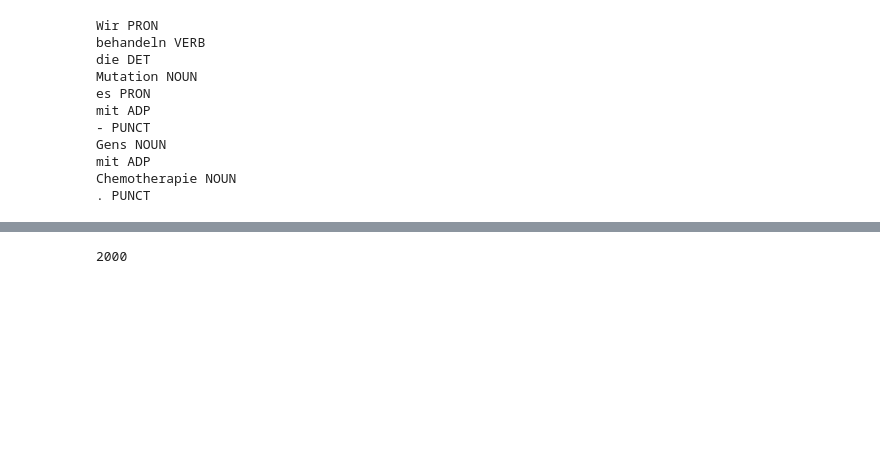
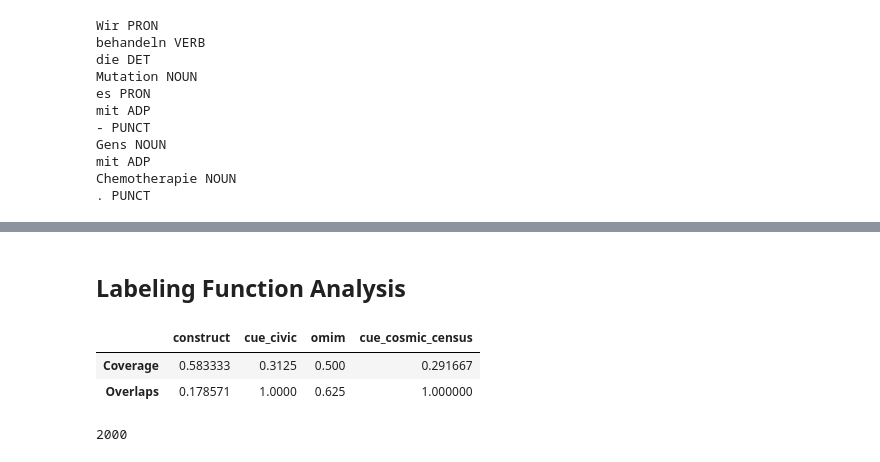
Before and after one commit to hpi-dhc/ggponc_molecular, a Jupyter notebook: WeakSupervision.ipynb, the cells around one changed output, grey strips where cells are left out. Drawn from its saved outputs; the diff is of its cells as text; code cells hidden in the pictures; blank space fills up the shorter version.

```diff
--- a/WeakSupervision.ipynb
+++ b/WeakSupervision.ipynb
@@ -197,3 +197,16 @@ Chemotherapie NOUN
+# %% [markdown]
+## Labeling Function Analysis
+# %%
+from skweak.analysis import LFAnalysis
+
+lfa = LFAnalysis(all_docs, ['Gene or Protein'])
+cov = lfa.lf_coverages().rename(index={'Gene or Protein' : 'Coverage'})
+overlap = lfa.lf_overlaps().rename(index={'Gene or Protein' : 'Overlaps'})
+pd.concat([cov, overlap])
+# %% [output]
+|  | construct | cue_civic | omim | cue_cosmic_census |
+| Coverage | 0.583333 | 0.3125 | 0.500 | 0.291667 |
+| Overlaps | 0.178571 | 1.0000 | 0.625 | 1.000000 |
 # %%
 with open('data/molecular/annotated_sentences.txt') as fh:
     annotated_sentences = [l.strip() for l in fh.readlines()]
```
Also changed, not shown: parts of 3 cells of this notebook.
